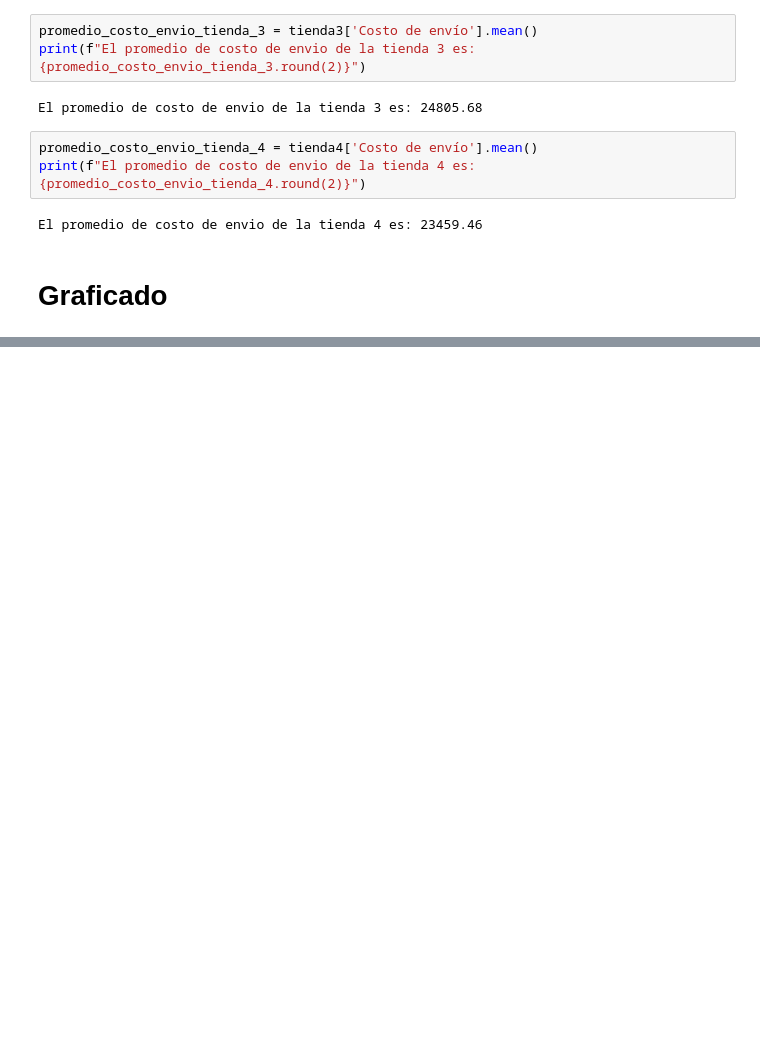
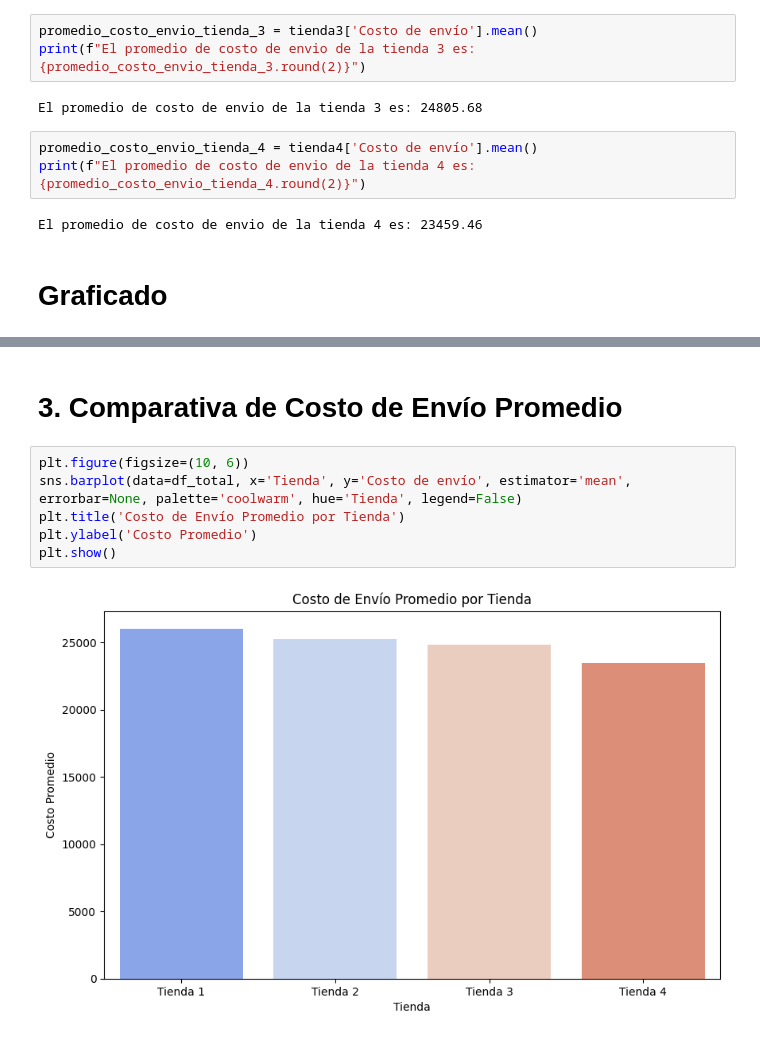
Before and after one commit to Benjarveja/desafio-alurastore, a Jupyter notebook: AluraStoreLatam.ipynb, the cells around one changed output, grey strips where cells are left out. Saved outputs shown, nothing was run; the diff lists cells and outputs as text; blank space fills up the shorter version.

```diff
--- a/AluraStoreLatam.ipynb
+++ b/AluraStoreLatam.ipynb
@@ -214,0 +263,10 @@ plt.show()
+# %% [markdown]
+# 3. Comparativa de Costo de Envío Promedio
+# %%
+plt.figure(figsize=(10, 6))
+sns.barplot(data=df_total, x='Tienda', y='Costo de envío', estimator='mean', errorbar=None, palette='coolwarm', hue='Tienda', legend=False)
+plt.title('Costo de Envío Promedio por Tienda')
+plt.ylabel('Costo Promedio')
+plt.show()
+# %% [output]
+[figure, added]
```
Also changed, not shown: parts of 6 cells of this notebook.
